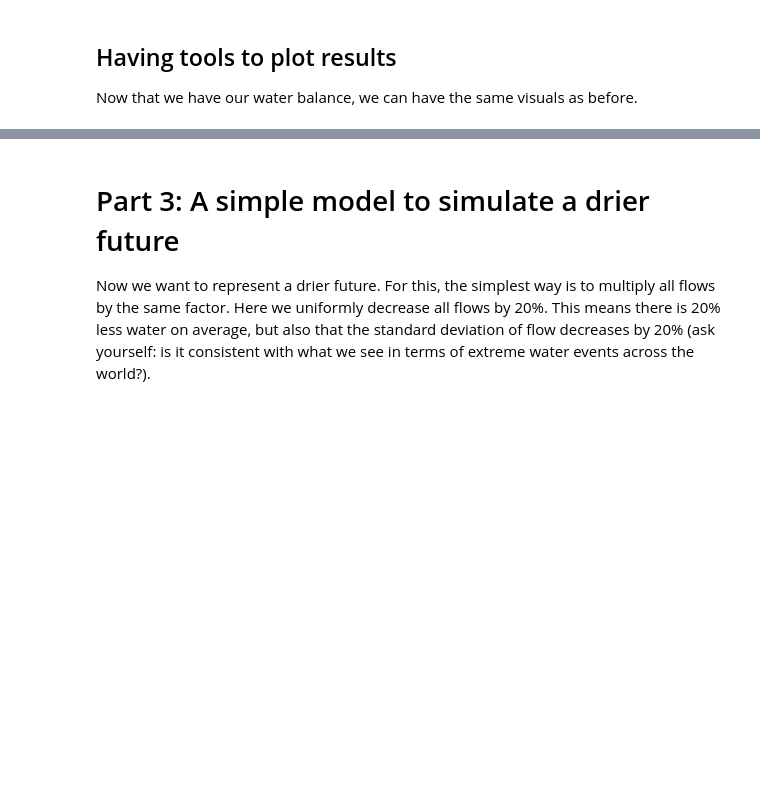
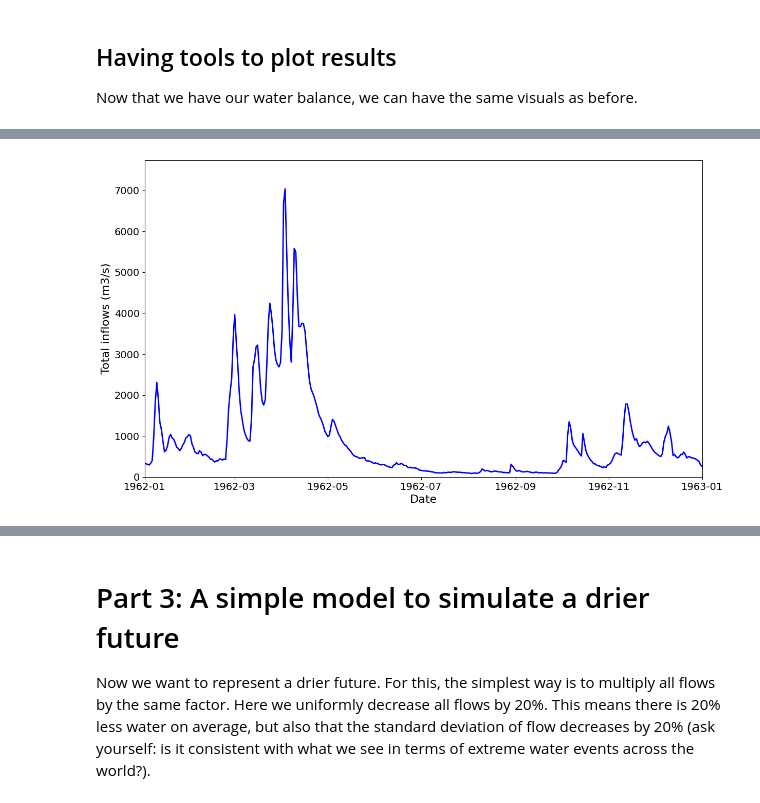
Before and after one commit to charlesrouge/civx782, a Jupyter notebook: tutorials/3-Simulating_climate_change.ipynb, the cells around one changed output, grey strips where cells are left out. Drawn from its saved outputs; the diff is of its cells as text; code cells hidden in the pictures; blank space fills up the shorter version.

```diff
--- a/tutorials/3-Simulating_climate_change.ipynb
+++ b/tutorials/3-Simulating_climate_change.ipynb
@@ -61,6 +99,8 @@ fig = visuals.storage_timeseries(reservoir=conowingo,
 # %%
 # Outflows
 fig = visuals.flow_timeseries(balance=historical_balance,
-                              flux_name='Outflows',
+                              flux_name='Total inflows',
                               first_date=datetime.date(1962, 1, 1),
-                              last_date=datetime.date(1968, 1, 1))
+                              last_date=datetime.date(1963, 1, 1))
+# %% [output]
+[figure, added]
```
Also changed, not shown: parts of 21 cells of this notebook.
